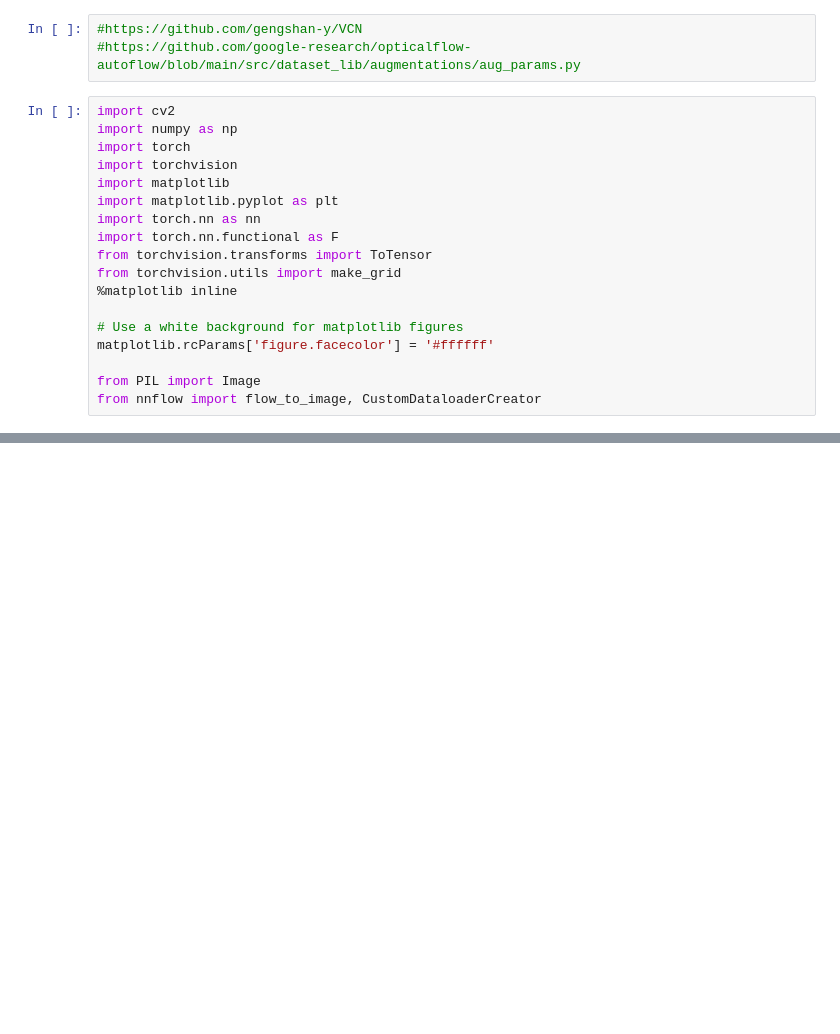
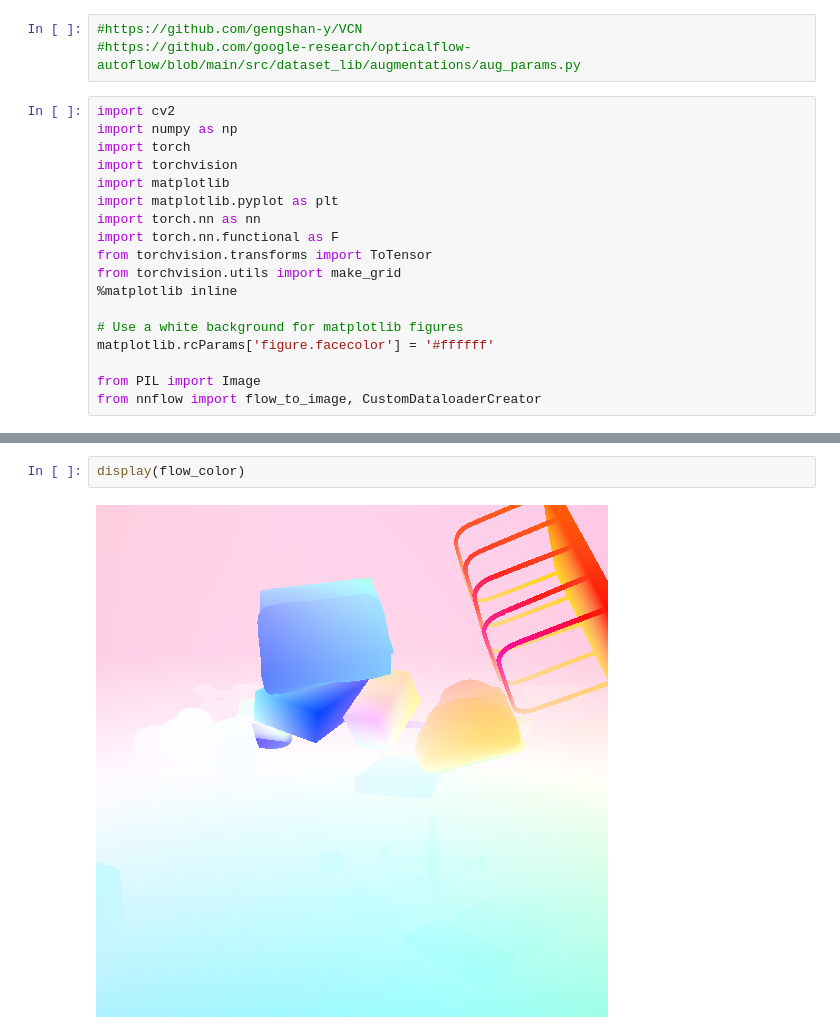
Before and after one commit to prajnan93/optical-flow-msthesis, a Jupyter notebook: notebooks/augmentations.ipynb, the cells around one changed output, grey strips where cells are left out. Drawn from its saved outputs; the diff is of its cells as text; blank space fills up the shorter version.

```diff
--- a/notebooks/augmentations.ipynb
+++ b/notebooks/augmentations.ipynb
@@ -125,0 +121,4 @@ plot_img_grid(img_compare)
+# %%
+display(flow_color)
+# %% [output]
+[figure, added]
```
Also changed, not shown: parts of 13 cells of this notebook, 16 other files.
